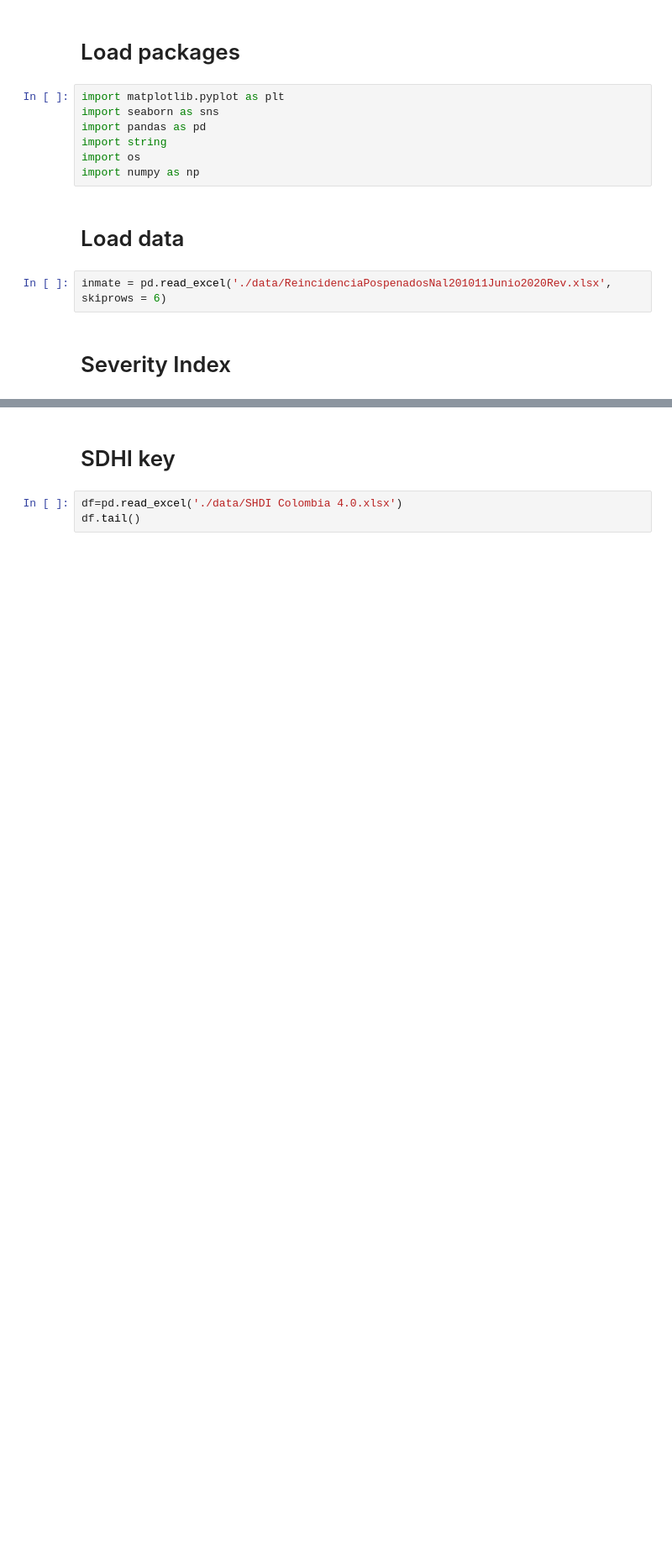
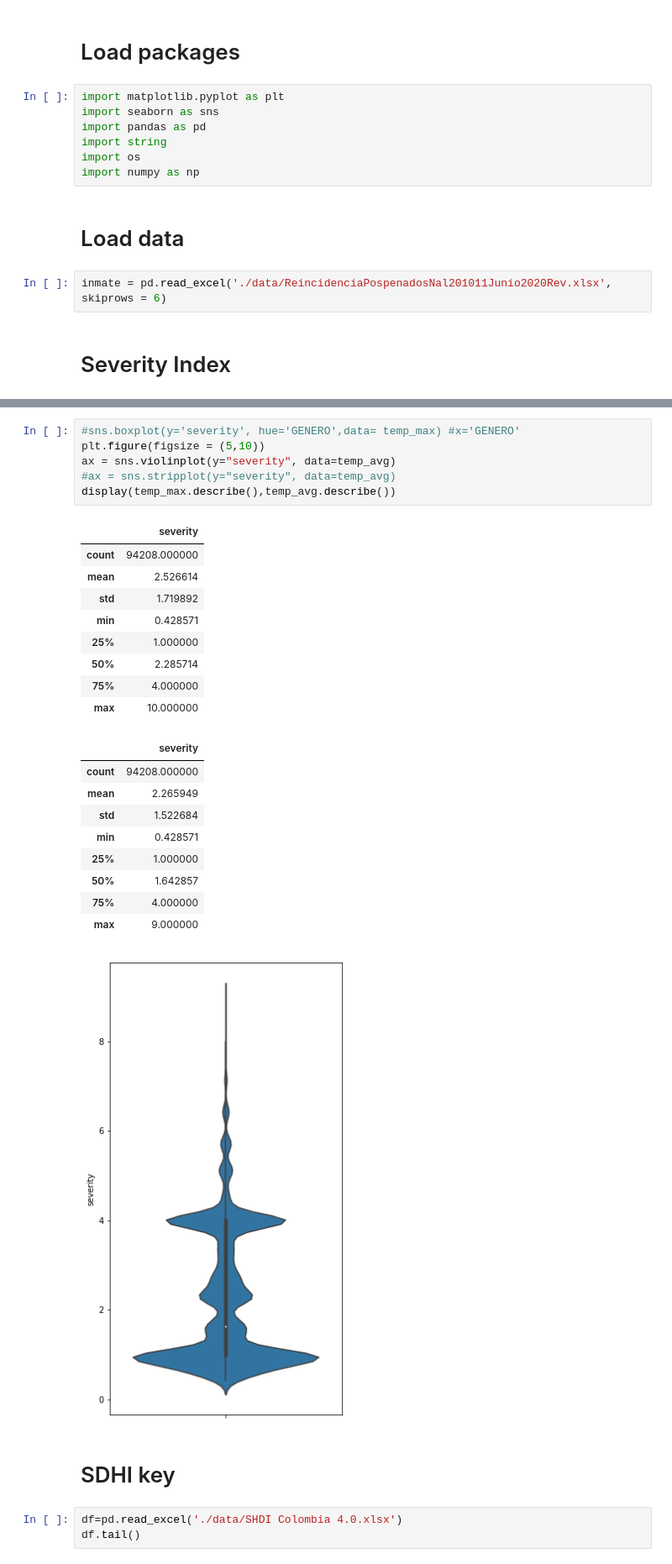
Before and after one commit to dehoyosb/MinJusticia_team77_DS4A_Project, a Jupyter notebook: Severity_SDHI.ipynb, the cells around one changed output, grey strips where cells are left out. Shown at 84% size. Drawn from its saved outputs; the diff is of its cells as text; blank space fills up the shorter version.

```diff
--- a/Severity_SDHI.ipynb
+++ b/Severity_SDHI.ipynb
@@ -120,3 +111,29 @@ Name: severity, dtype: float64
+# %%
+#sns.boxplot(y='severity', hue='GENERO',data= temp_max) #x='GENERO'
+plt.figure(figsize = (5,10))
+ax = sns.violinplot(y="severity", data=temp_avg)
+#ax = sns.stripplot(y="severity", data=temp_avg)
+display(temp_max.describe(),temp_avg.describe())
+# %% [output]
+|  | severity |
+| count | 94208.000000 |
+| mean | 2.526614 |
+| std | 1.719892 |
+| min | 0.428571 |
+| 25% | 1.000000 |
+| 50% | 2.285714 |
+| 75% | 4.000000 |
+| max | 10.000000 |
+|  | severity |
+| count | 94208.000000 |
+| mean | 2.265949 |
+| std | 1.522684 |
+| min | 0.428571 |
+| 25% | 1.000000 |
+| 50% | 1.642857 |
+| 75% | 4.000000 |
+| max | 9.000000 |
+[figure, added]
 # %% [markdown]
 # SDHI key
 # %%
```
Also changed, not shown: parts of 6 cells of this notebook, 1 other file.
